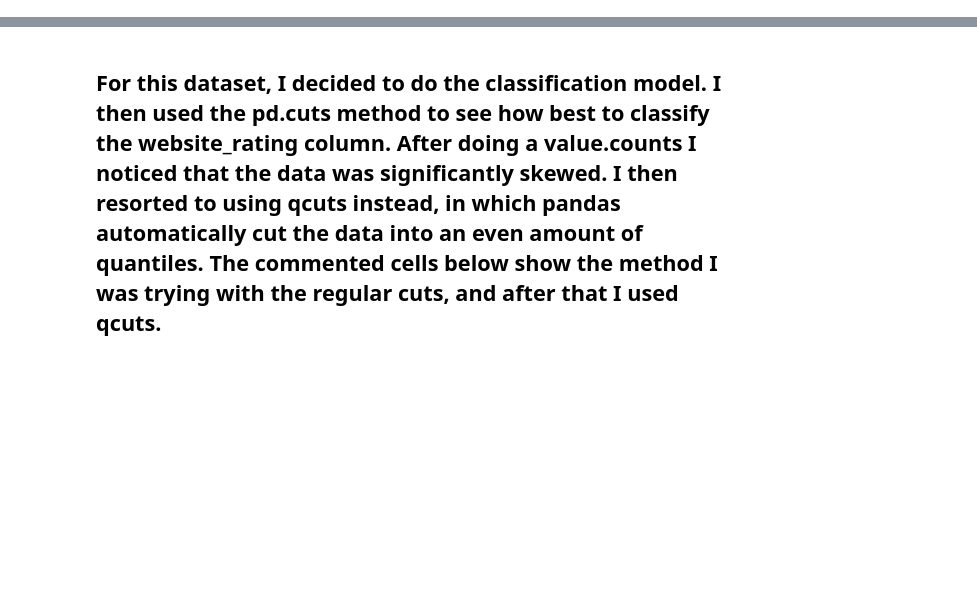
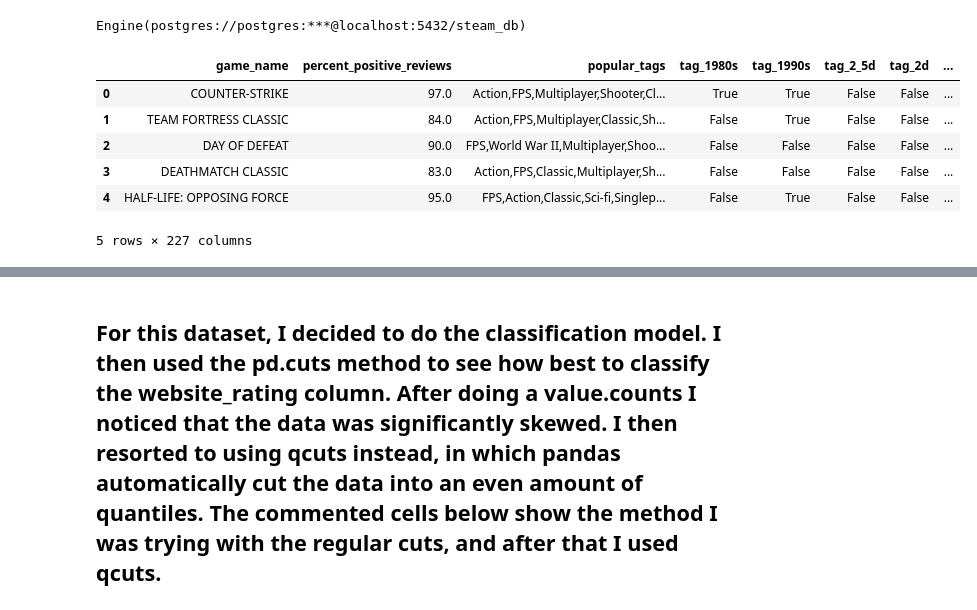
Before and after one commit to zubair97431/UpAndComingVideoGames, a Jupyter notebook: machine_learning_model/Machine Learning on Popular Tags and Positive Ratings.ipynb, the cells around one changed output, grey strips where cells are left out. Saved outputs shown, nothing was run; the diff lists cells and outputs as text; code cells hidden in the pictures; blank space fills up the shorter version.

```diff
--- a/machine_learning_model/Machine Learning on Popular Tags and Positive Ratings.ipynb
+++ b/machine_learning_model/Machine Learning on Popular Tags and Positive Ratings.ipynb
@@ -4,3 +20,30 @@ file_to_load = '../resources/Popular_Tags.csv'
+# %%
+# Connect sqlalchemy to database using connection string
+
+db_string = f"postgres://postgres:{db_password}@localhost:{port_number}/{db_name}"
+
+# -- Alternate db_string for engine connection, update host and DB connection as needed.
+# db_string = f"postgres://postgres:{db_password}@127.0.0.1:54642/SteamDB"
+
+engine = create_engine(db_string)
+
+print(engine)
+# %% [output]
+Engine(postgres://postgres:***@localhost:5432/steam_db)
+# %%
+# Create Popular Tags dataframe from SQL table
+
+popular_tags = pd.read_sql('SELECT * FROM populartags', engine)
+
+popular_tags.head()
+# %% [output]
+|  | game_name | percent_positive_reviews | popular_tags | tag_1980s | tag_1990s | tag_2_5d | tag_2d | ... |
+| 0 | COUNTER-STRIKE | 97.0 | Action,FPS,Multiplayer,Shooter,Cl... | True | True | False | False | ... |
+| 1 | TEAM FORTRESS CLASSIC | 84.0 | Action,FPS,Multiplayer,Classic,Sh... | False | True | False | False | ... |
+| 2 | DAY OF DEFEAT | 90.0 | FPS,World War II,Multiplayer,Shoo... | False | False | False | False | ... |
+| 3 | DEATHMATCH CLASSIC | 83.0 | Action,FPS,Classic,Multiplayer,Sh... | False | False | False | False | ... |
+| 4 | HALF-LIFE: OPPOSING FORCE | 95.0 | FPS,Action,Classic,Sci-fi,Singlep... | False | True | False | False | ... |
+5 rows × 227 columns
 # %%
 # Import our Dependencies
 import pandas as pd
```
Also changed, not shown: parts of 31 cells of this notebook, 9 other files.
